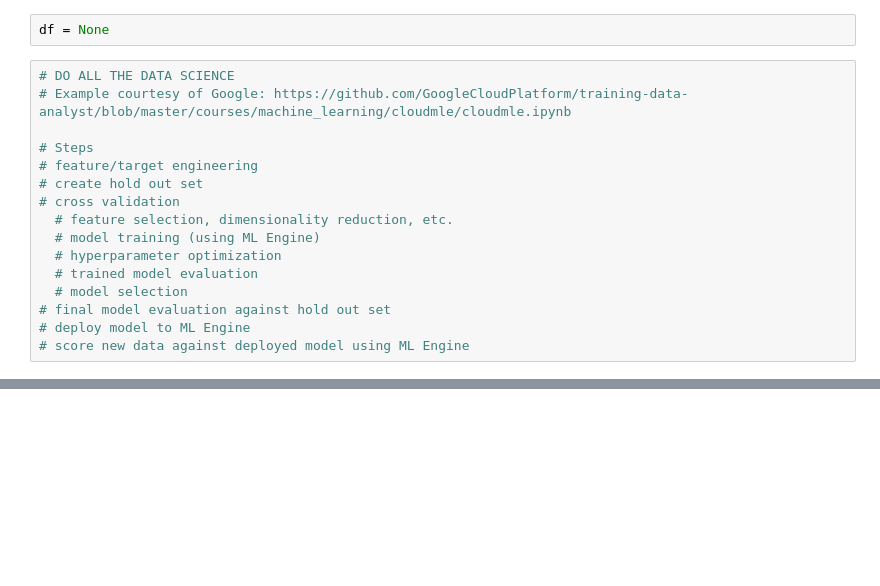
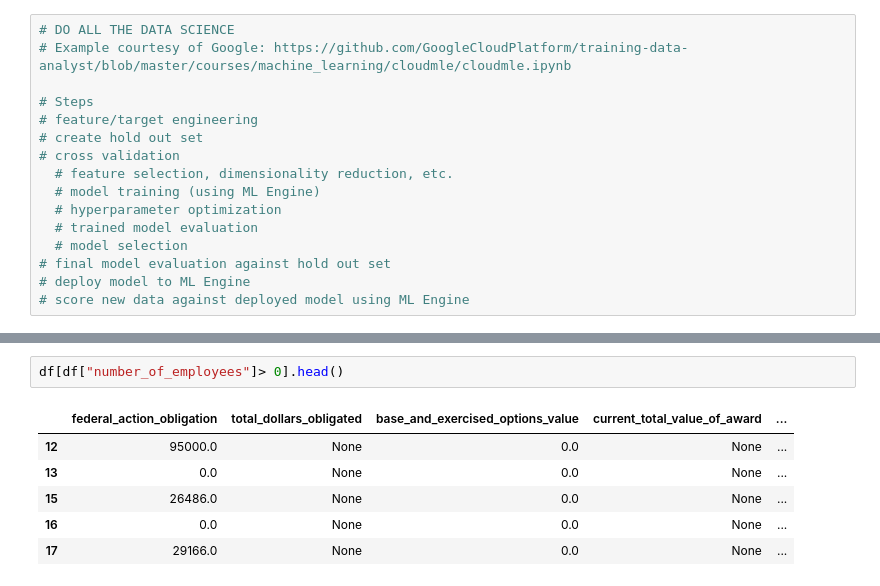
Before and after one commit to trimyjer/gcp_sandbox, a Jupyter notebook: gcp_ml_engine_example.ipynb, the cells around one changed output, grey strips where cells are left out. Cells and saved outputs as stored; diff of their text form; blank space fills up the shorter version.

```diff
--- a/gcp_ml_engine_example.ipynb
+++ b/gcp_ml_engine_example.ipynb
@@ -74,5 +55,3 @@ NoneType
-# %%
-df = None
 # %%
 # DO ALL THE DATA SCIENCE
 # Example courtesy of Google: https://github.com/GoogleCloudPlatform/training-data-analyst/blob/master/courses/machine_learning/cloudmle/cloudmle.ipynb
@@ -129,3 +71,12 @@ dtype: object
+# %%
+df[df["number_of_employees"]> 0].head()
+# %% [output]
+|  | federal_action_obligation | total_dollars_obligated | base_and_exercised_options_value | current_total_value_of_award | ... |
+| 12 | 95000.0 | None | 0.0 | None | ... |
+| 13 | 0.0 | None | 0.0 | None | ... |
+| 15 | 26486.0 | None | 0.0 | None | ... |
+| 16 | 0.0 | None | 0.0 | None | ... |
+| 17 | 29166.0 | None | 0.0 | None | ... |
 # %%
 num_cols = df._get_numeric_data().columns
 num_cols = num_cols.tolist()
```
Also changed, not shown: parts of 5 cells of this notebook.
